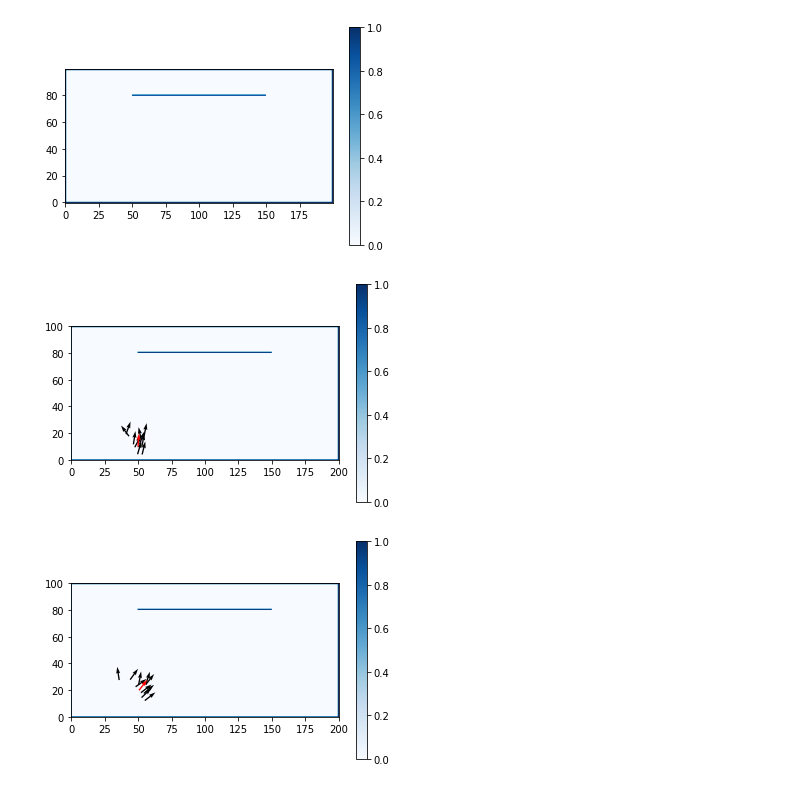
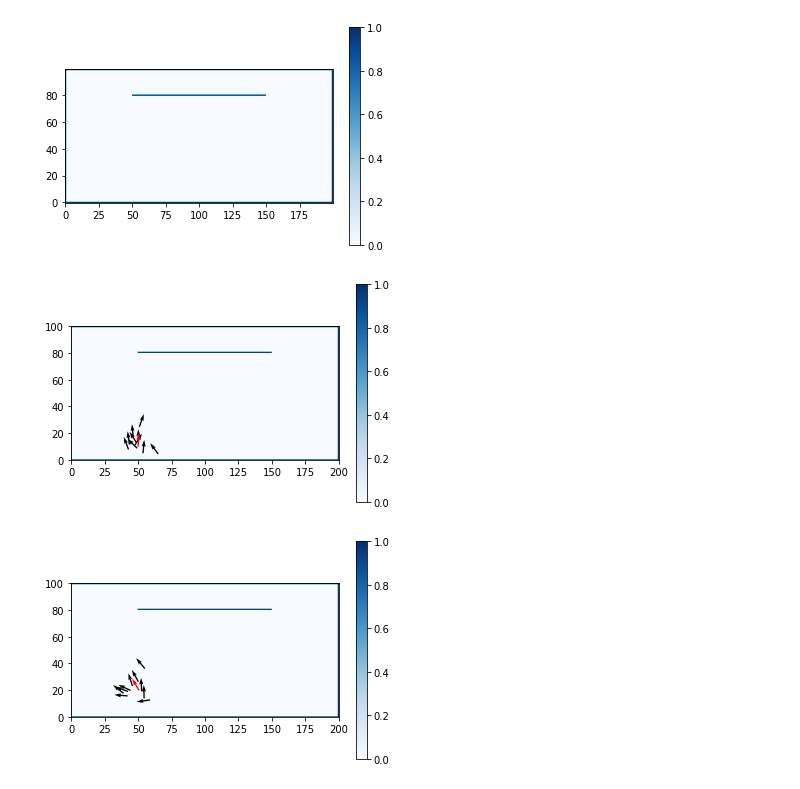
Before and after one commit to ericsims/8B, a Jupyter notebook: Sim/lib_dev/localize/particle filter/particle_filter.ipynb, the cells around one changed output. Saved outputs shown, nothing was run; the diff lists cells and outputs as text; code cells hidden in the pictures.

```diff
--- a/Sim/lib_dev/localize/particle filter/particle_filter.ipynb
+++ b/Sim/lib_dev/localize/particle filter/particle_filter.ipynb
@@ -56,19 +56,19 @@ def plot_pf_qvr(particles=None, map=None, true_position=None, best_guess=None):
     plt.show()
 # %%
  # Init filter
-pf = PF(position=true_position, map=MAP, particle_cnt=10, pos_sd=5, rot_sd=0.35)
+pf = PF(position=true_position, map=MAP, particle_cnt=30, pos_sd=5, rot_sd=0.35)
 plot_pf_qvr(pf.particles, map=MAP, true_position=true_position)
 # %% [output]
-[figure, old version]
+[figure, new version]
 # %%
 # assume some movement forward from odometry
 dx = 10
-dtheta = -.6
+dtheta = .6
 pf.propagate_odom(dx, dtheta, 2, 0.3)
 update_pos(true_position, dx, dtheta)
 plot_pf_qvr(pf.particles, map=MAP, true_position=true_position)
 # %% [output]
-[figure, old version]
+[figure, new version]
 # %%
 # sample lidar
 observed_lidar = LidarSim()
```
Also changed, not shown: parts of 5 cells of this notebook, 3 other files.
